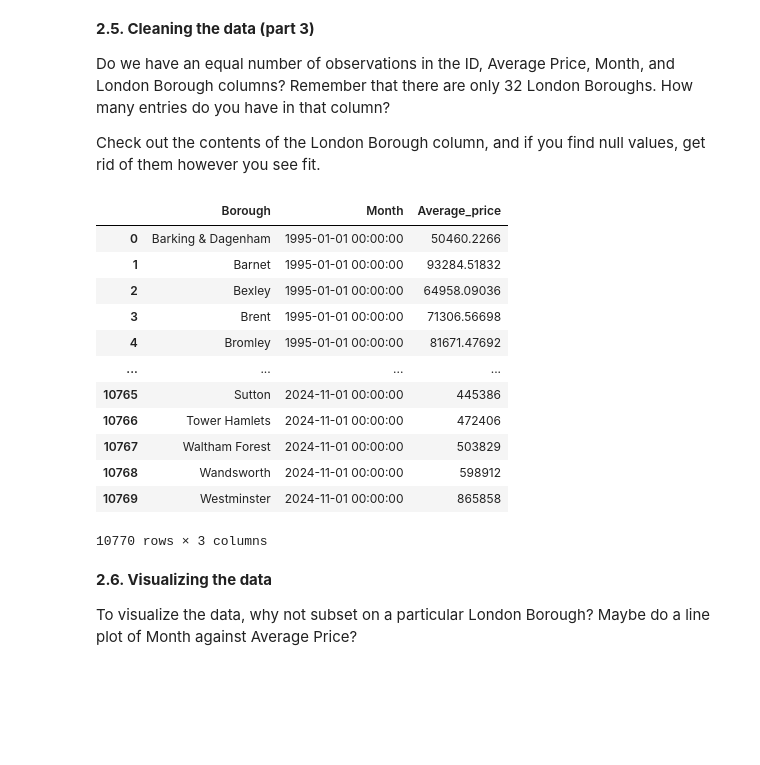
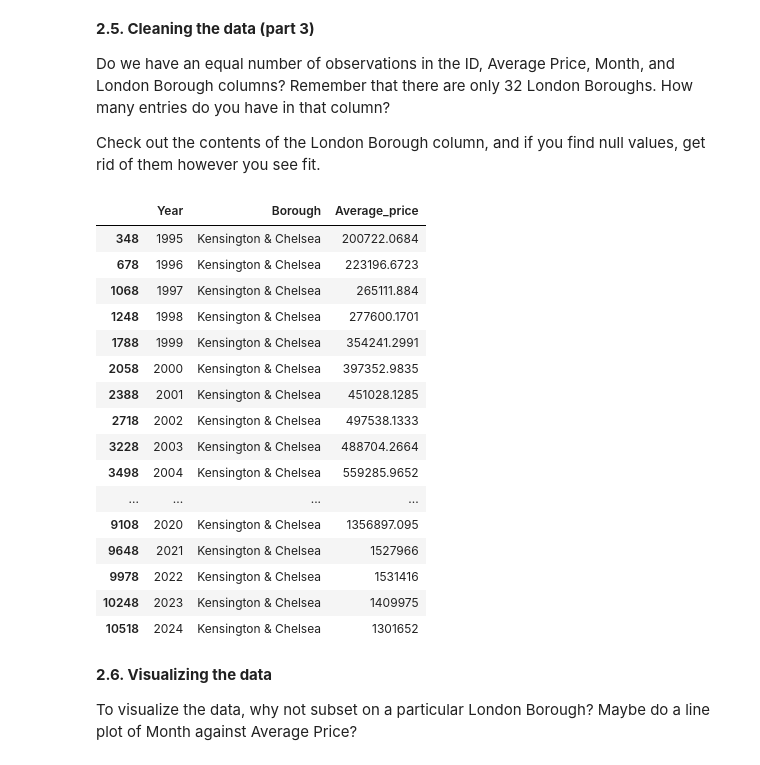
Before and after one commit to mesfin-k/flight-delay-bayesian-opt, a Jupyter notebook: Unit 4 Challenge - Tier 3.ipynb, the cells around one changed output. Drawn from its saved outputs; the diff is of its cells as text; code cells hidden in the pictures; blank space fills up the shorter version.

```diff
--- a/Unit 4 Challenge - Tier 3.ipynb
+++ b/Unit 4 Challenge - Tier 3.ipynb
@@ -193,34 +193,40 @@ Check out the contents of the London Borough column, and if you find null values
 # %%
 official_boroughs = [
     "Barking & Dagenham", "Barnet", "Bexley", "Brent", "Bromley", "Camden", "Croydon", "Ealing",
     "Enfield", "Greenwich", "Hackney", "Hammersmith & Fulham", "Haringey", "Harrow", "Havering",
     "Hillingdon", "Hounslow", "Islington", "Kensington & Chelsea", "Kingston upon Thames", "Lambeth",
     "Lewisham", "Merton", "Newham", "Redbridge", "Richmond upon Thames", "Southwark", "Sutton",
     "Tower Hamlets", "Waltham Forest", "Wandsworth", "Westminster"
 ]
 
-properties1['Borough'] = properties1['Borough'].astype(str).str.title()
+
+properties1['Borough'] = properties1['Borough'].astype(str).str.strip().str.title()
 properties1 = properties1[properties1['Borough'].isin(official_boroughs)]
 
+properties_melted = properties1.melt(id_vars=['Borough'], var_name='Month', value_name='Average_price')
+properties_melted['Month'] = pd.to_datetime(properties_melted['Month'], errors='coerce')
 
-
-
-properties_melted = properties1.melt(id_vars = ['Borough'], var_name = 'Month', value_name = 'Average_price')
-properties_melted
+properties_melted['Year'] = properties_melted['Month'].dt.year
+highest_price_boroughs = properties_melted.loc[properties_melted.groupby('Year')['Average_price'].idxmax(), ['Year', 'Borough', 'Average_price']]
+highest_price_boroughs
 # %% [output]
-|  | Borough | Month | Average_price |
-| 0 | Barking & Dagenham | 1995-01-01 00:00:00 | 50460.2266 |
-| 1 | Barnet | 1995-01-01 00:00:00 | 93284.51832 |
-| 2 | Bexley | 1995-01-01 00:00:00 | 64958.09036 |
-| 3 | Brent | 1995-01-01 00:00:00 | 71306.56698 |
-| 4 | Bromley | 1995-01-01 00:00:00 | 81671.47692 |
+|  | Year | Borough | Average_price |
+| 348 | 1995 | Kensington & Chelsea | 200722.0684 |
+| 678 | 1996 | Kensington & Chelsea | 223196.6723 |
+| 1068 | 1997 | Kensington & Chelsea | 265111.884 |
+| 1248 | 1998 | Kensington & Chelsea | 277600.1701 |
+| 1788 | 1999 | Kensington & Chelsea | 354241.2991 |
+| 2058 | 2000 | Kensington & Chelsea | 397352.9835 |
+| 2388 | 2001 | Kensington & Chelsea | 451028.1285 |
+| 2718 | 2002 | Kensington & Chelsea | 497538.1333 |
+| 3228 | 2003 | Kensington & Chelsea | 488704.2664 |
+| 3498 | 2004 | Kensington & Chelsea | 559285.9652 |
 | ... | ... | ... | ... |
-| 10765 | Sutton | 2024-11-01 00:00:00 | 445386 |
-| 10766 | Tower Hamlets | 2024-11-01 00:00:00 | 472406 |
-| 10767 | Waltham Forest | 2024-11-01 00:00:00 | 503829 |
-| 10768 | Wandsworth | 2024-11-01 00:00:00 | 598912 |
-| 10769 | Westminster | 2024-11-01 00:00:00 | 865858 |
+| 9108 | 2020 | Kensington & Chelsea | 1356897.095 |
+| 9648 | 2021 | Kensington & Chelsea | 1527966 |
+| 9978 | 2022 | Kensington & Chelsea | 1531416 |
+| 10248 | 2023 | Kensington & Chelsea | 1409975 |
+| 10518 | 2024 | Kensington & Chelsea | 1301652 |
-10770 rows × 3 columns
 # %% [markdown]
 **2.6. Visualizing the data**
 
```
